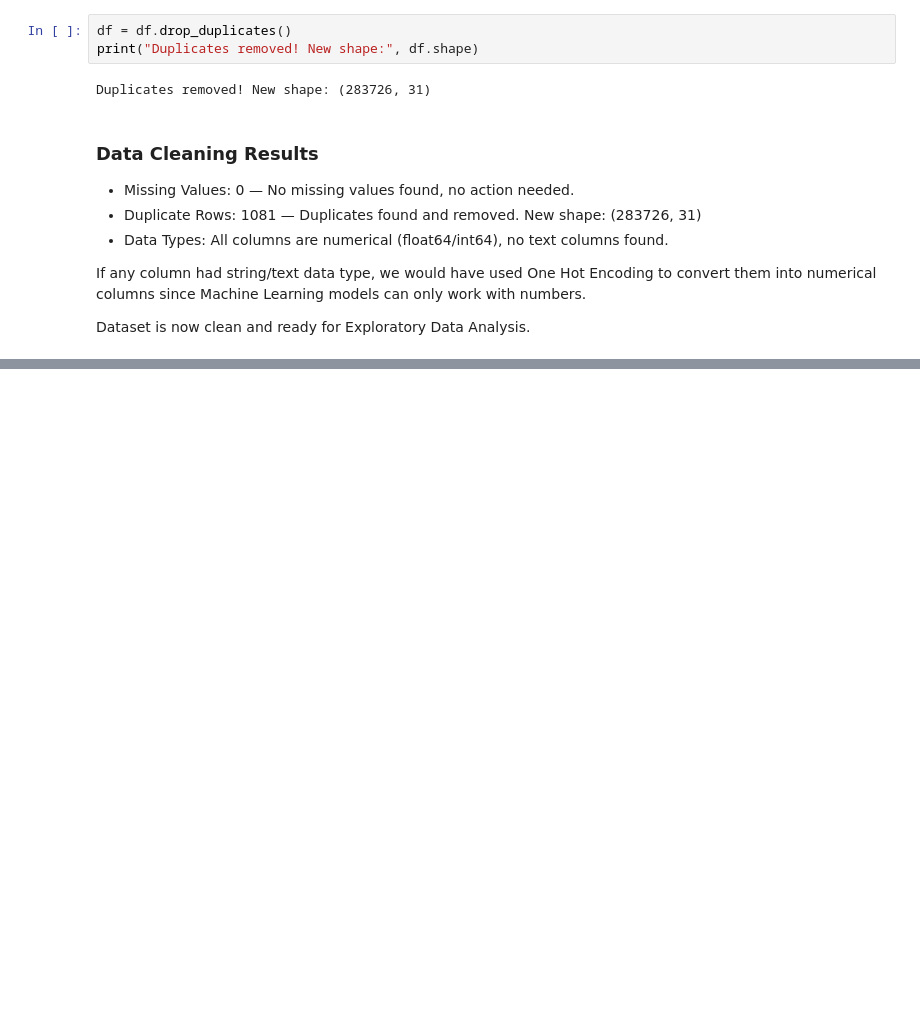
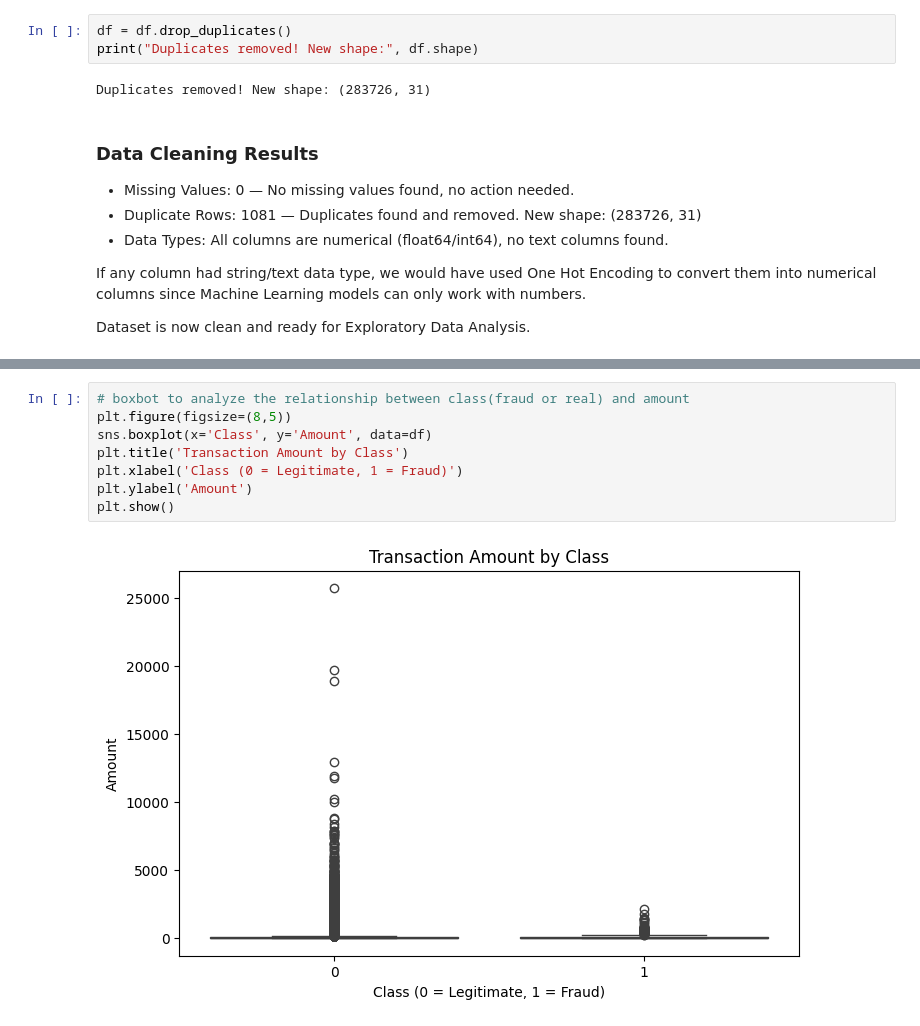
Before and after one commit to Jeeshan-Shrestha/Credit-Card-Fraud-Detection-Model, a Jupyter notebook: main.ipynb, the cells around one changed output, grey strips where cells are left out. Saved outputs shown, nothing was run; the diff lists cells and outputs as text; blank space fills up the shorter version.

```diff
--- a/main.ipynb
+++ b/main.ipynb
@@ -125,0 +211,10 @@ Dataset is now clean and ready for Exploratory Data Analysis.
+# %%
+# boxbot to analyze the relationship between class(fraud or real) and amount
+plt.figure(figsize=(8,5))
+sns.boxplot(x='Class', y='Amount', data=df)
+plt.title('Transaction Amount by Class')
+plt.xlabel('Class (0 = Legitimate, 1 = Fraud)')
+plt.ylabel('Amount')
+plt.show()
+# %% [output]
+[figure, added]
```
Also changed, not shown: parts of 16 cells of this notebook.
